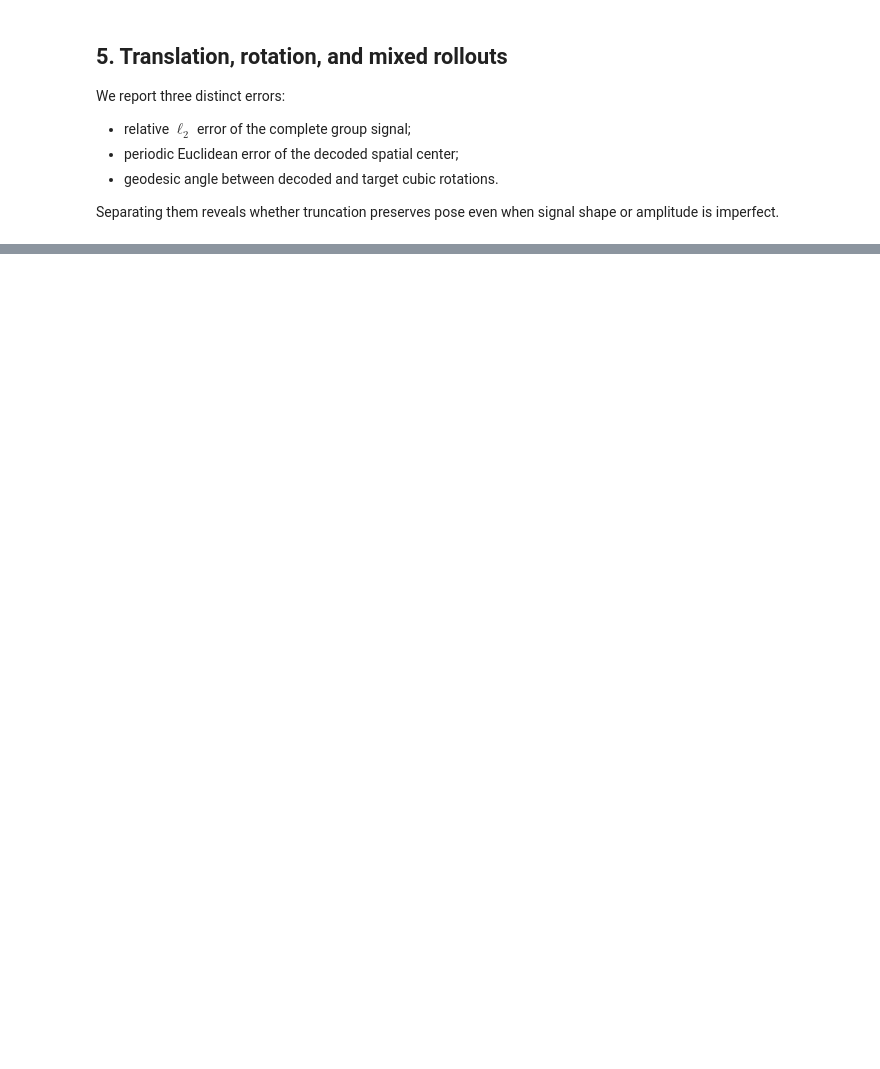
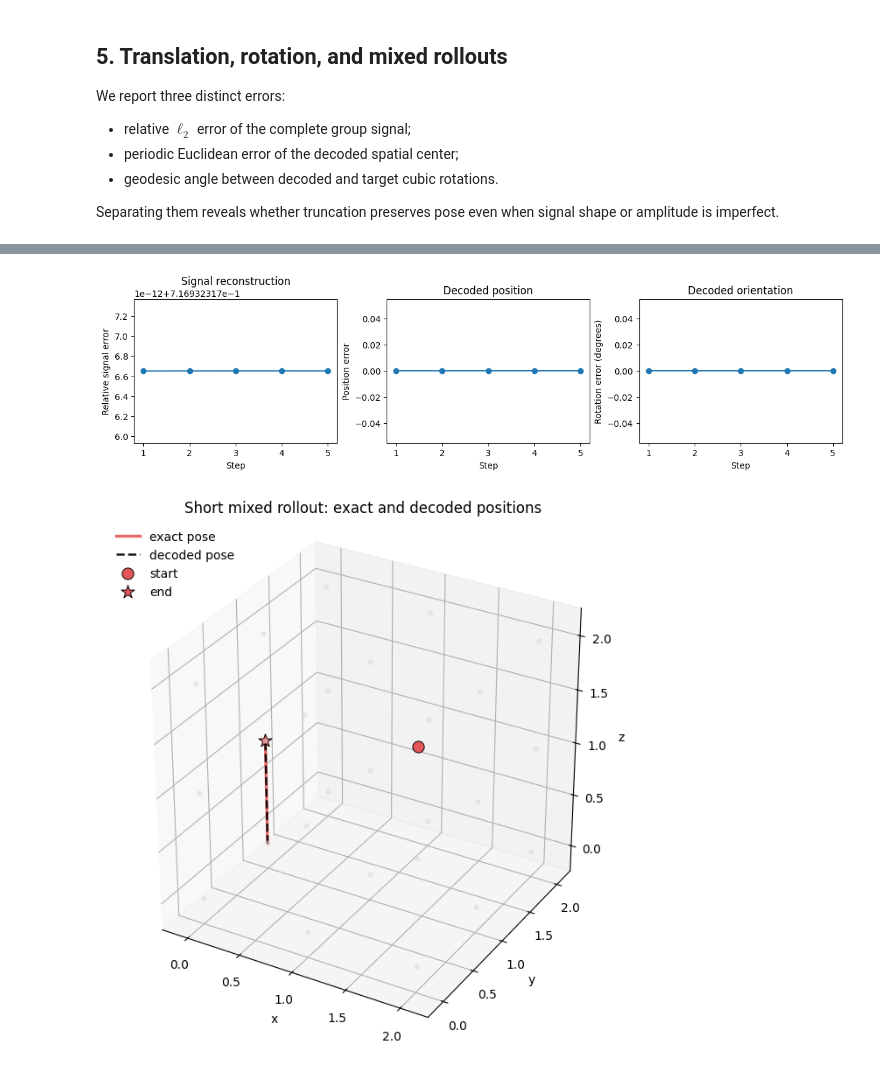
Before and after one commit to geometric-intelligence/grids-and-groups, a Jupyter notebook: notebooks/constructed_networks/rnn_constructed_discrete_SE3.ipynb, the cells around one changed output, grey strips where cells are left out. Saved outputs shown, nothing was run; the diff lists cells and outputs as text; code cells hidden in the pictures; blank space fills up the shorter version.

```diff
--- a/notebooks/constructed_networks/rnn_constructed_discrete_SE3.ipynb
+++ b/notebooks/constructed_networks/rnn_constructed_discrete_SE3.ipynb
@@ -270,16 +392,23 @@ results = {name: summarize_rollout(name, sequence) for name, sequence in sequenc
 # %%
 mixed = results["mixed"]
 steps = np.arange(1, len(mixed["signal_errors"]) + 1)
 
 figure, axes = plt.subplots(1, 3, figsize=(12, 3.2), constrained_layout=True)
 axes[0].plot(steps, mixed["signal_errors"], marker="o")
 axes[0].set(xlabel="Step", ylabel="Relative signal error", title="Signal reconstruction")
 axes[1].plot(steps, mixed["position_errors"], marker="o")
 axes[1].set(xlabel="Step", ylabel="Position error", title="Decoded position")
 axes[2].plot(steps, np.degrees(mixed["orientation_errors"]), marker="o")
 axes[2].set(xlabel="Step", ylabel="Rotation error (degrees)", title="Decoded orientation")
 plt.show()
 
-plot_trajectory(mixed["target_poses"][:, :3], title="Target mixed trajectory")
-plot_trajectory(mixed["predicted_poses"][:, :3], title="Decoded mixed trajectory")
+plot_pose_trajectory(
+    G,
+    mixed["target_poses"][:, :3],
+    mixed["predicted_poses"][:, :3],
+    title="Short mixed rollout: exact and decoded positions",
+)
 plt.show()
+# %% [output]
+[figure, added]
+[figure, added]
```
Also changed, not shown: parts of 16 cells of this notebook, 9 other files.
